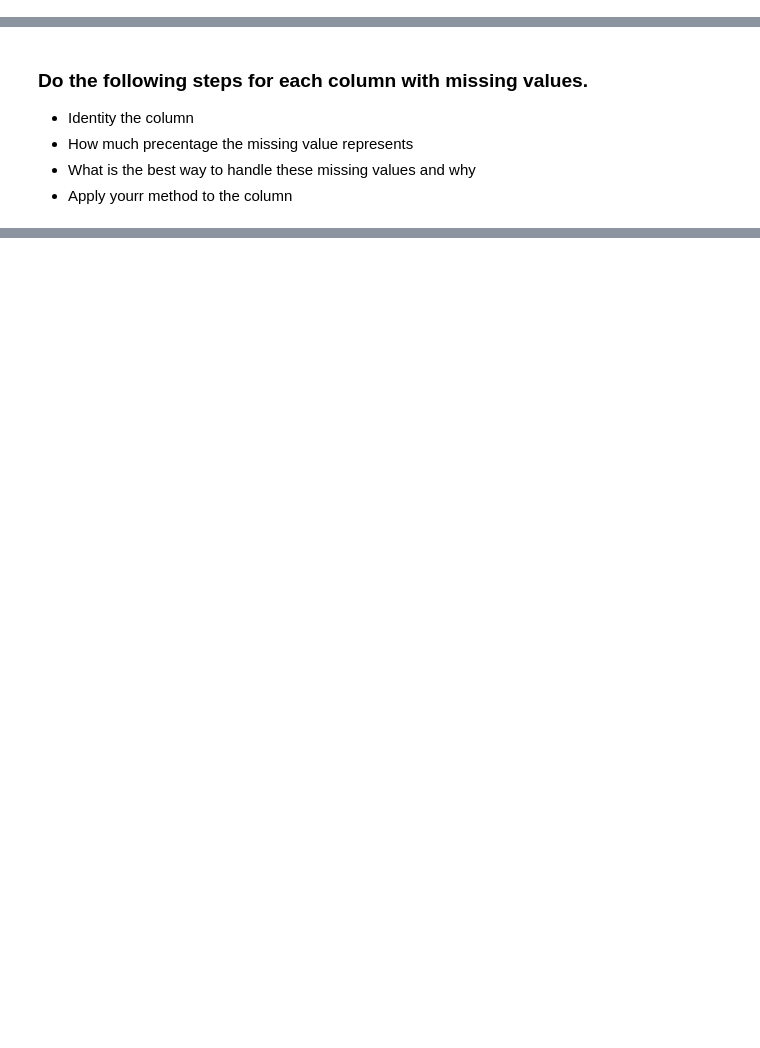
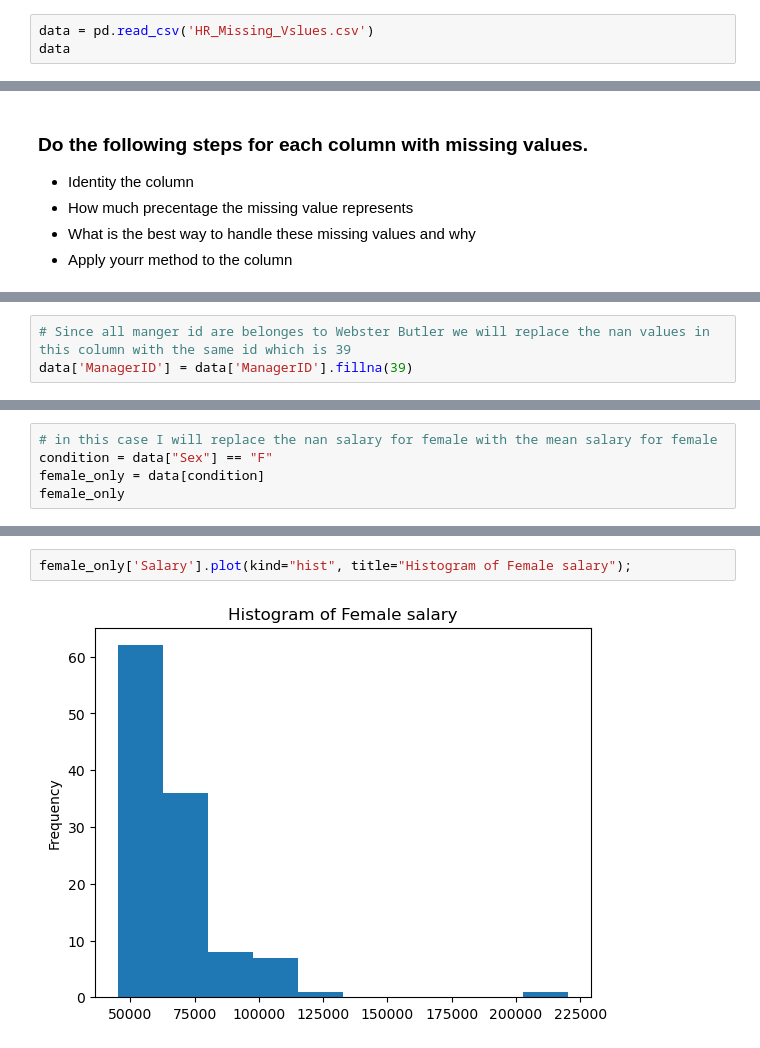
Before and after one commit to Tuwaiq-Data-Science-Bootcamp-V2/MissingData-Lab1, a Jupyter notebook: Missing Values Assignment .ipynb, the cells around one changed output, grey strips where cells are left out. Drawn from its saved outputs; the diff is of its cells as text; blank space fills up the shorter version.

Commit message:
Missing data solution - Munirah

```diff
--- a/Missing Values Assignment .ipynb
+++ b/Missing Values Assignment .ipynb
@@ -3,5 +9,8 @@
 # %% [markdown]
 ### Load your dataset
+# %%
+data = pd.read_csv('HR_Missing_Vslues.csv')
+data
 # %% [markdown]
 ### Explore your data
 
@@ -20,0 +181,3 @@
+# %%
+# Since all manger id are belonges to Webster Butler we will replace the nan values in this column with the same id which is 39
+data['ManagerID'] = data['ManagerID'].fillna(39)
@@ -20,0 +205,5 @@
+# %%
+# in this case I will replace the nan salary for female with the mean salary for female
+condition = data["Sex"] == "F"
+female_only = data[condition]
+female_only
@@ -20,0 +228,4 @@
+# %%
+female_only['Salary'].plot(kind="hist", title="Histogram of Female salary");
+# %% [output]
+[figure, added]
```
Also changed, not shown: parts of 24 cells of this notebook.
